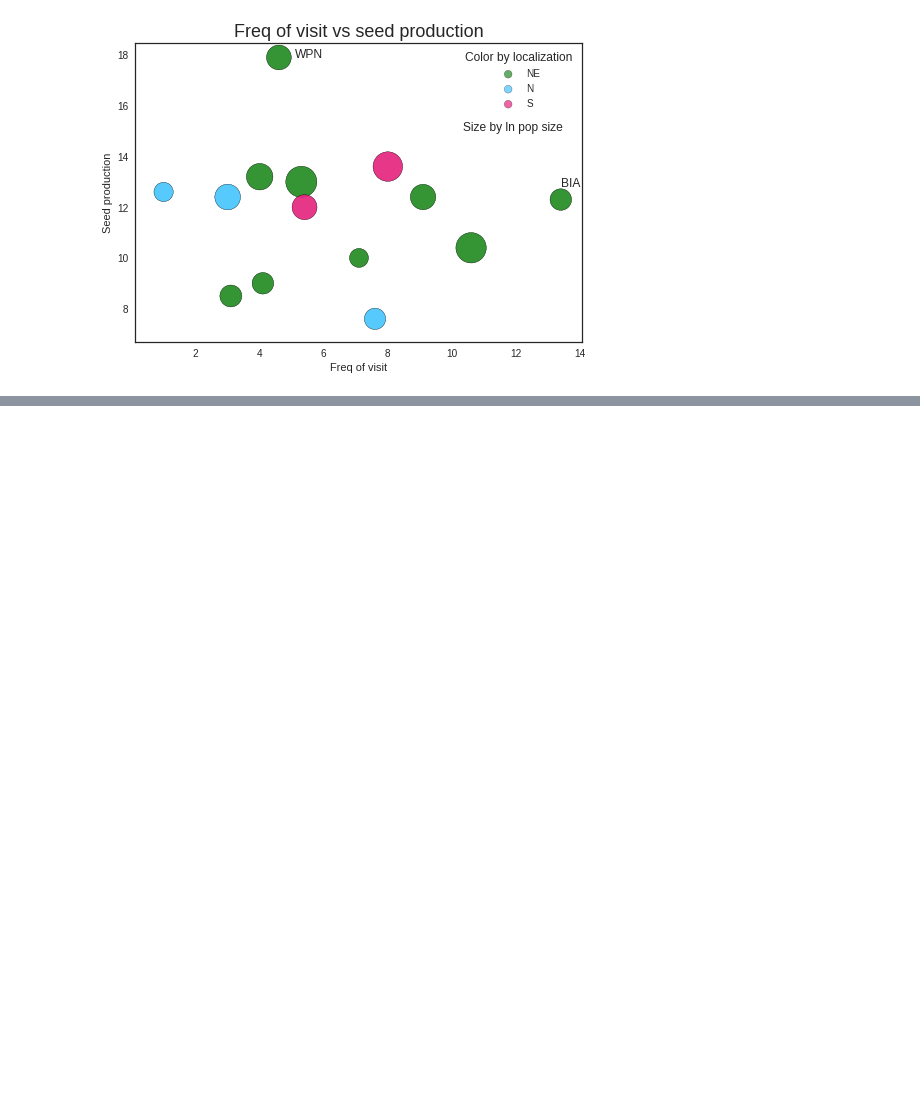
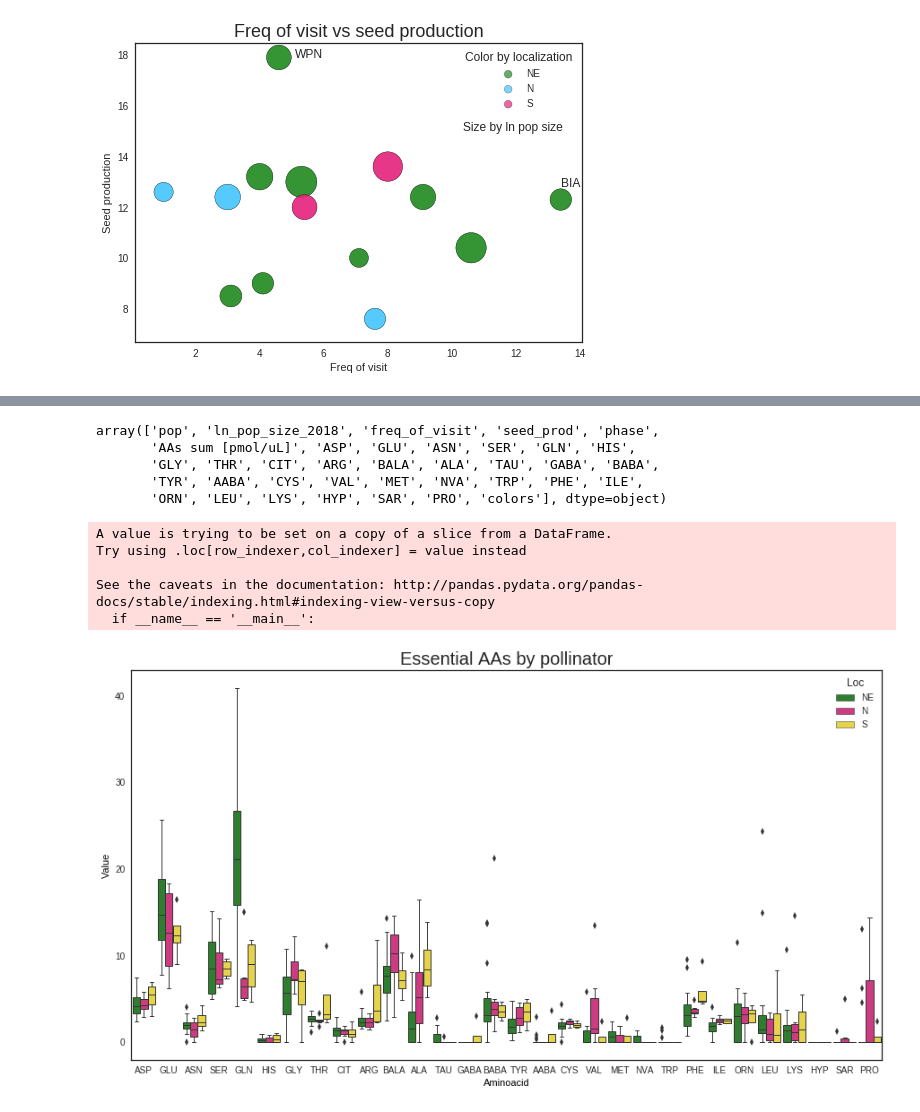
Before and after one commit to AgataRoguz/projekty_uw, a Jupyter notebook: polemonium/aminoacids.ipynb, the cells around one changed output, grey strips where cells are left out. Cells and saved outputs as stored; diff of their text form; code cells hidden in the pictures; blank space fills up the shorter version.

```diff
--- a/polemonium/aminoacids.ipynb
+++ b/polemonium/aminoacids.ipynb
@@ -20,3 +51,5 @@ amino.head()
+# %%
+amino.rename(columns = lambda x : str(x).replace(" %", ""), inplace=True)
 # %%
 amino.info()
 # %% [output]
@@ -76,3 +110,9 @@ will be corrected to return the positional maximum in the future.
 Use 'series.values.argmax' to get the position of the maximum now.
   return getattr(obj, method)(*args, **kwds)
 [figure]
+# %%
+#Exploratory analysis of aminoacids in nectar by pollinator
+df2 = amino.drop(["fru ug/ul", "glu ug/ul", "sac ug/ul"], axis=1)
+#reshaping df
+df2 = pd.melt(df2, id_vars=['LOC'])
+df2.info()
@@ -78,0 +128,38 @@ Use 'series.values.argmax' to get the position of the maximum now.
+# %%
+df2.variable.unique()
+# %% [output]
+array(['pop', 'ln_pop_size_2018', 'freq_of_visit', 'seed_prod', 'phase',
+       'AAs sum [pmol/uL]', 'ASP', 'GLU', 'ASN', 'SER', 'GLN', 'HIS',
+       'GLY', 'THR', 'CIT', 'ARG', 'BALA', 'ALA', 'TAU', 'GABA', 'BABA',
+       'TYR', 'AABA', 'CYS', 'VAL', 'MET', 'NVA', 'TRP', 'PHE', 'ILE',
+       'ORN', 'LEU', 'LYS', 'HYP', 'SAR', 'PRO', 'colors'], dtype=object)
+# %%
+aminokwasy = df2[df2["variable"].isin(['ASP', 'GLU', 'ASN', 'SER', 'GLN', 'HIS',
+       'GLY', 'THR', 'CIT', 'ARG', 'BALA', 'ALA', 'TAU', 'GABA', 'BABA',
+       'TYR', 'AABA', 'CYS', 'VAL', 'MET', 'NVA', 'TRP', 'PHE', 'ILE',
+       'ORN', 'LEU', 'LYS', 'HYP', 'SAR', 'PRO'])]
+# %%
+aminokwasy['value'] = aminokwasy.value.astype("float")
+# %% [output]
+A value is trying to be set on a copy of a slice from a DataFrame.
+Try using .loc[row_indexer,col_indexer] = value instead
+
+See the caveats in the documentation: http://pandas.pydata.org/pandas-docs/stable/indexing.html#indexing-view-versus-copy
+  if __name__ == '__main__':
+# %%
+#boxplots grouped by pollinator
+plt.figure(figsize=(15,8))
+sns.set_style("white")
+ax = sns.boxplot(x="variable", y="value", hue="LOC", data=aminokwasy, linewidth=1, width=0.9,
+                 palette=["#228B22", "#e5247e", "#ffe732", "#00447C","#991188"])
+plt.xlabel("Aminoacid")
+plt.ylabel("Value")
+plt.legend(title="Loc")
+plt.title("Essential AAs by pollinator", fontsize=20)
+#ax.set_facecolor('white')
+ax.yaxis.label.set_color('k')
+ax.xaxis.label.set_color('k')
+#ax.set_ylim(0,3000)
+plt.show()
+# %% [output]
+[figure, added]
```
Also changed, not shown: parts of 44 cells of this notebook.
